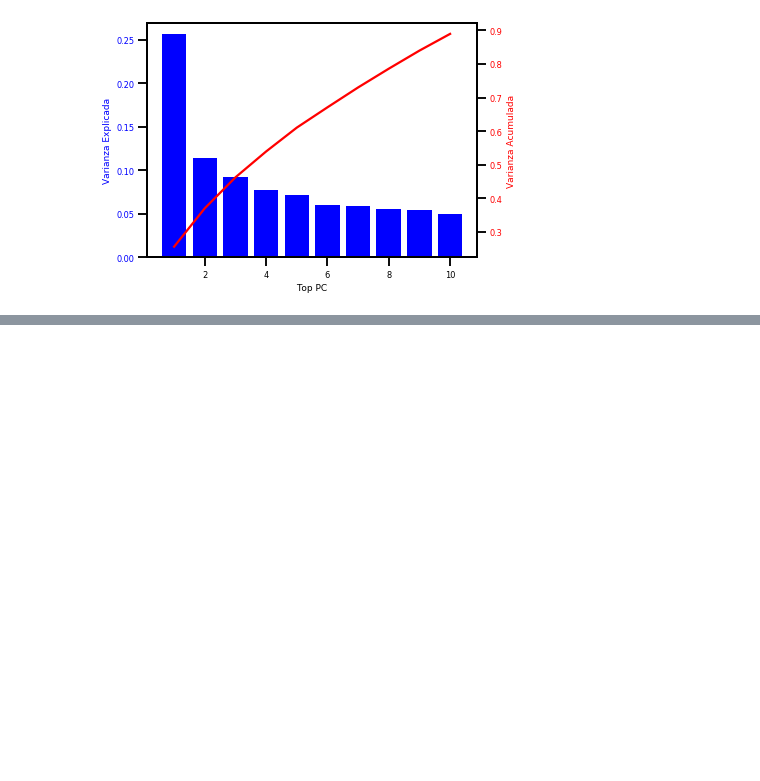
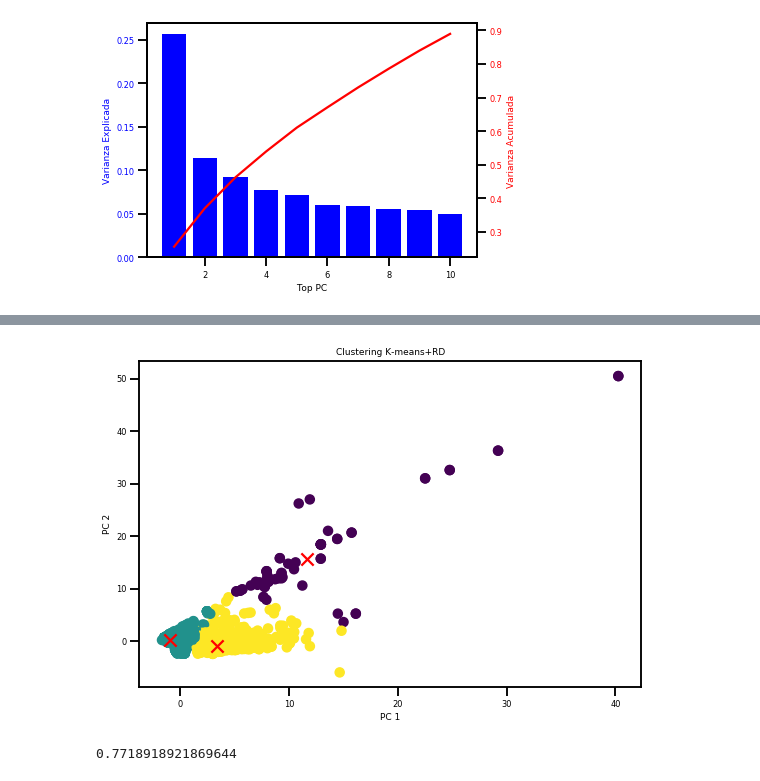
Before and after one commit to AgustinVelurtas/grupo13_clusterai, a Jupyter notebook: tp_grupo13.ipynb, the cells around one changed output, grey strips where cells are left out. Cells and saved outputs as stored; diff of their text form; code cells hidden in the pictures; blank space fills up the shorter version.

```diff
--- a/tp_grupo13.ipynb
+++ b/tp_grupo13.ipynb
@@ -760,0 +877,16 @@ print(sill_score_rd)
+# %%
+# K-Means + RD (Con las 2 primeras PC)
+plt.figure(figsize=(9,6))
+plt.scatter(xpca_rd[:,0],xpca_rd[:,1],c=kmeans_rd.labels_.astype(float))
+plt.scatter(centers_rd[:,0], centers_rd[:,1], marker="x", color='r',s=150)
+plt.xlabel('PC 1')
+plt.ylabel('PC 2')
+plt.title('Clustering K-means+RD')
+plt.show()
+# %% [output]
+[figure, added]
+# %%
+sill_score_rd = silhouette_score(xpca_rd,kmeans_rd.labels_)
+print(sill_score_rd)
+# %% [output]
+0.7718918921869644
```
Also changed, not shown: parts of 16 cells of this notebook.
